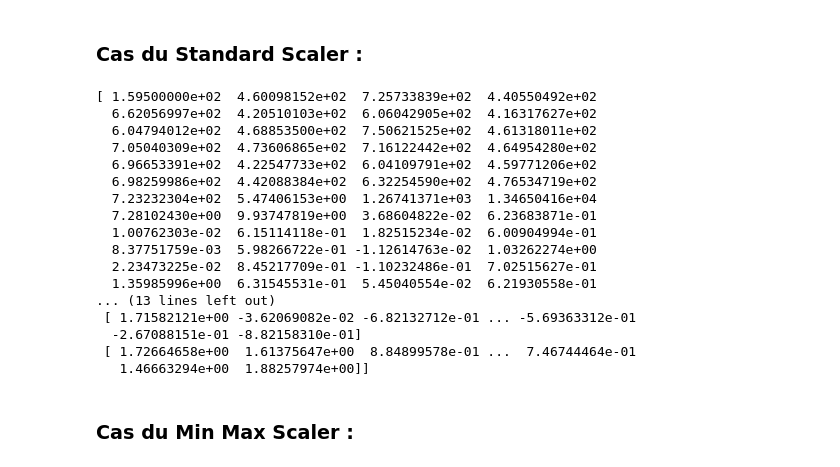
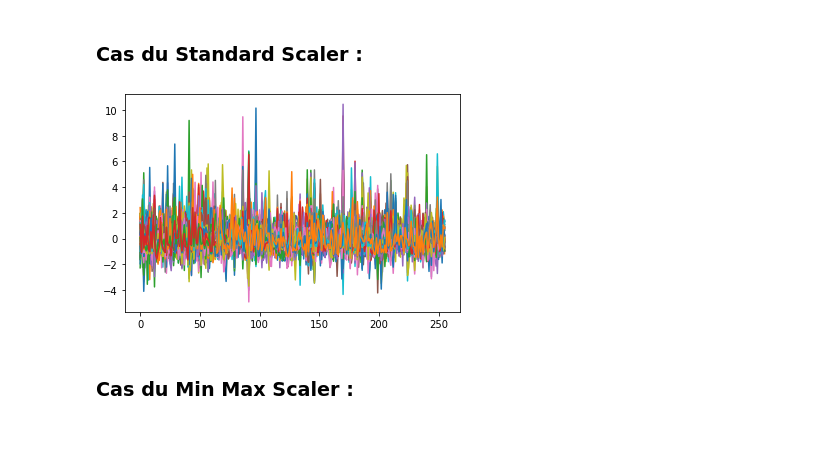
Before and after one commit to SebastienFour/TD-de-machine-Learning-Cat-gorisation-musicale_FOUR_Sebastien_LECOMTE_LOUIS, a Jupyter notebook: TD_ML_FOUR_LECOMTE.ipynb, the cells around one changed output. Drawn from its saved outputs; the diff is of its cells as text; code cells hidden in the pictures; blank space fills up the shorter version.

```diff
--- a/TD_ML_FOUR_LECOMTE.ipynb
+++ b/TD_ML_FOUR_LECOMTE.ipynb
@@ -156,30 +170,20 @@ array([[-1.        ,  1.46376912,  1.94250393, ...,  0.17161545,
 # %% [markdown]
 ### Cas du Standard Scaler :
-# %%
-from sklearn.preprocessing import StandardScaler
-
-data_standardScaler = data
-scaler = StandardScaler()
-scaler.fit_transform(data_standardScaler)
-print(scaler.mean_)
-print(scaler.transform(data_standardScaler))
-# %% [output]
-[ 1.59500000e+02  4.60098152e+02  7.25733839e+02  4.40550492e+02
-  6.62056997e+02  4.20510103e+02  6.06042905e+02  4.16317627e+02
-  6.04794012e+02  4.68853500e+02  7.50621525e+02  4.61318011e+02
-  7.05040309e+02  4.73606865e+02  7.16122442e+02  4.64954280e+02
-  6.96653391e+02  4.22547733e+02  6.04109791e+02  4.59771206e+02
-  6.98259986e+02  4.42088384e+02  6.32254590e+02  4.76534719e+02
-  7.23232304e+02  5.47406153e+00  1.26741371e+03  1.34650416e+04
-  7.28102430e+00  9.93747819e+00  3.68604822e-02  6.23683871e-01
-  1.00762303e-02  6.15114118e-01  1.82515234e-02  6.00904994e-01
-  8.37751759e-03  5.98266722e-01 -1.12614763e-02  1.03262274e+00
-  2.23473225e-02  8.45217709e-01 -1.10232486e-01  7.02515627e-01
-  1.35985996e+00  6.31545531e-01  5.45040554e-02  6.21930558e-01
-... (13 lines left out)
- [ 1.71582121e+00 -3.62069082e-02 -6.82132712e-01 ... -5.69363312e-01
-  -2.67088151e-01 -8.82158310e-01]
- [ 1.72664658e+00  1.61375647e+00  8.84899578e-01 ...  7.46744464e-01
-   1.46663294e+00  1.88257974e+00]]
+# %%
+from sklearn.preprocessing import StandardScaler
+
+#Jeu d'entrainement
+std_scaler_train = StandardScaler().fit(x_train)
+std_train = std_scaler_train.fit_transform(x_train)
+plt.plot(std_train)
+
+#Jeu de test
+std_scaler_test = StandardScaler().fit(x_test)
+std_test = std_scaler_test.transform(x_test)
+plt.plot(std_test)
+
+plt.show()
+# %% [output]
+[figure, added]
 # %% [markdown]
 ### Cas du Min Max Scaler :
```
Also changed, not shown: parts of 50 cells of this notebook, 1 other file.
